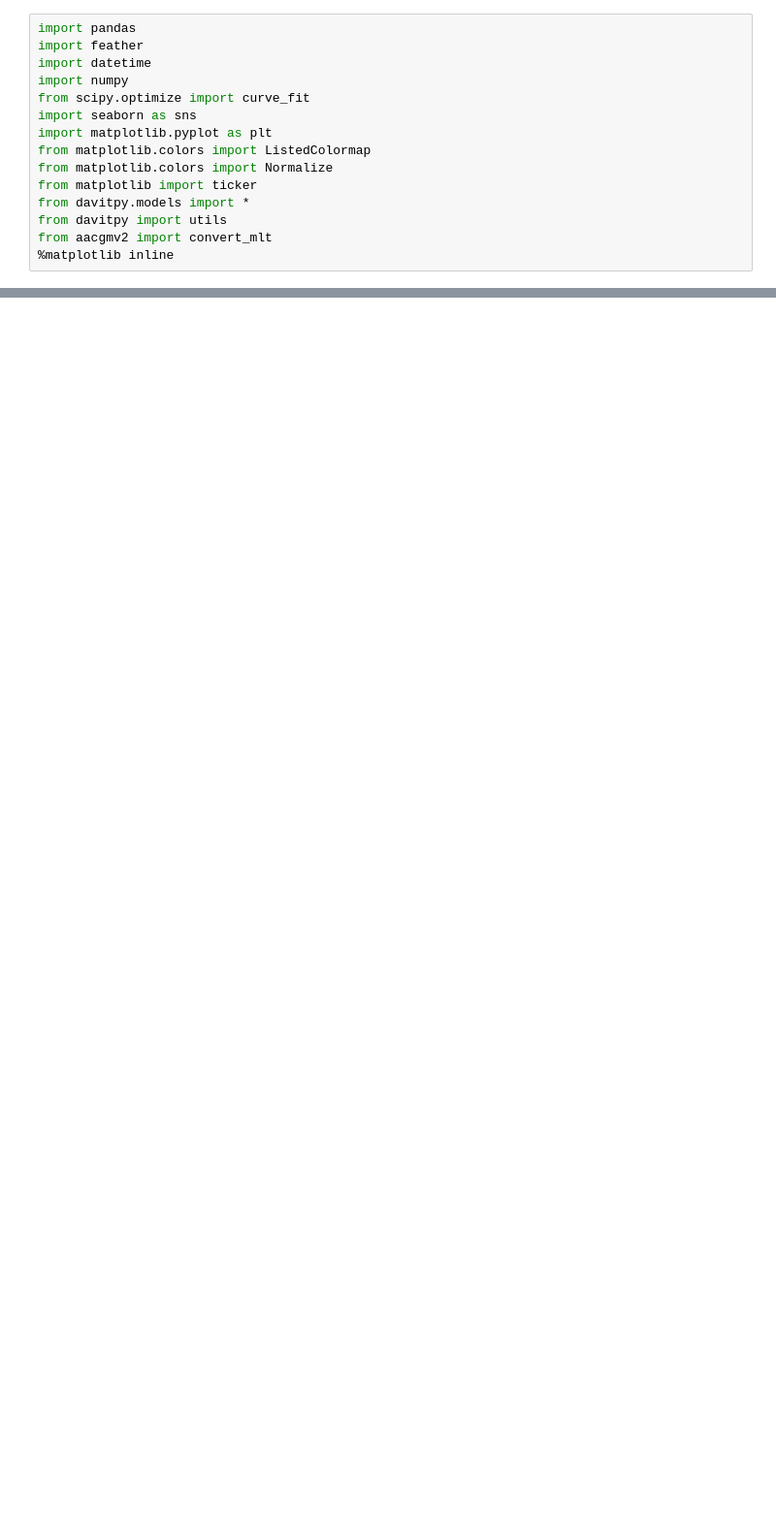
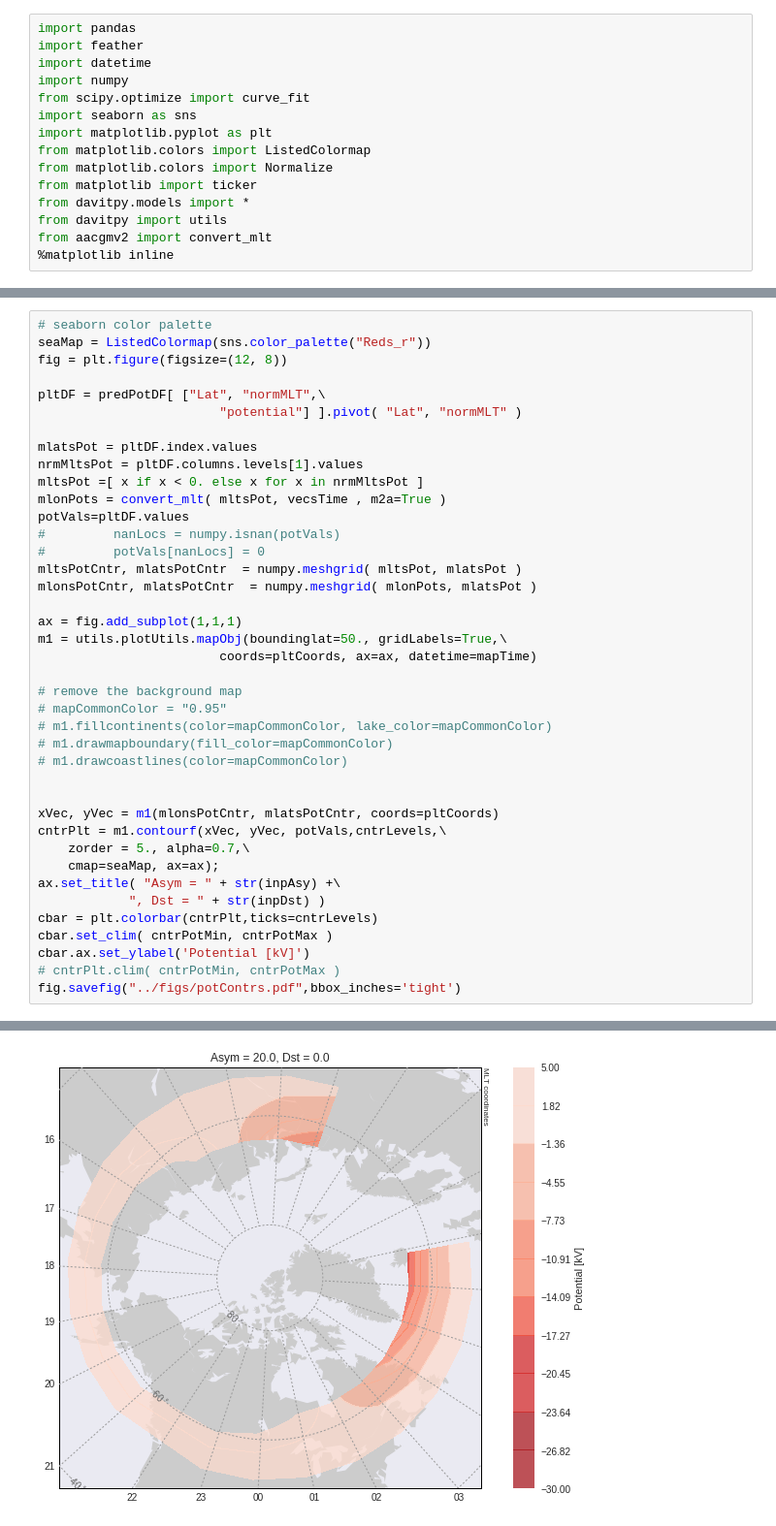
Before and after one commit to bharatreddy/indsvels, a Jupyter notebook: ipy/model-validate.ipynb, the cells around one changed output, grey strips where cells are left out. Shown at 97% size. Cells and saved outputs as stored; diff of their text form; blank space fills up the shorter version.

```diff
--- a/ipy/model-validate.ipynb
+++ b/ipy/model-validate.ipynb
@@ -149,0 +197,41 @@ mlatSaps 0.61235
+# %%
+# seaborn color palette
+seaMap = ListedColormap(sns.color_palette("Reds_r"))
+fig = plt.figure(figsize=(12, 8))
+
+pltDF = predPotDF[ ["Lat", "normMLT",\
+                        "potential"] ].pivot( "Lat", "normMLT" )
+
+mlatsPot = pltDF.index.values
+nrmMltsPot = pltDF.columns.levels[1].values
+mltsPot =[ x if x < 0. else x for x in nrmMltsPot ]
+mlonPots = convert_mlt( mltsPot, vecsTime , m2a=True )
+potVals=pltDF.values
+#         nanLocs = numpy.isnan(potVals)
+#         potVals[nanLocs] = 0
+mltsPotCntr, mlatsPotCntr  = numpy.meshgrid( mltsPot, mlatsPot )
+mlonsPotCntr, mlatsPotCntr  = numpy.meshgrid( mlonPots, mlatsPot )
+
+ax = fig.add_subplot(1,1,1)
+m1 = utils.plotUtils.mapObj(boundinglat=50., gridLabels=True,\
+                        coords=pltCoords, ax=ax, datetime=mapTime)
+
+# remove the background map
+# mapCommonColor = "0.95"
+# m1.fillcontinents(color=mapCommonColor, lake_color=mapCommonColor)
+# m1.drawmapboundary(fill_color=mapCommonColor)
+# m1.drawcoastlines(color=mapCommonColor)
+
+
+xVec, yVec = m1(mlonsPotCntr, mlatsPotCntr, coords=pltCoords)
+cntrPlt = m1.contourf(xVec, yVec, potVals,cntrLevels,\
+    zorder = 5., alpha=0.7,\
+    cmap=seaMap, ax=ax);
+ax.set_title( "Asym = " + str(inpAsy) +\
+            ", Dst = " + str(inpDst) )
+cbar = plt.colorbar(cntrPlt,ticks=cntrLevels)
+cbar.set_clim( cntrPotMin, cntrPotMax )
+cbar.ax.set_ylabel('Potential [kV]')
+# cntrPlt.clim( cntrPotMin, cntrPotMax )
+fig.savefig("../figs/potContrs.pdf",bbox_inches='tight')
+# %% [output]
@@ -149,0 +241 @@ mlatSaps 0.61235
+[figure, added]
```
Also changed, not shown: parts of 11 cells of this notebook, 4 other files.
